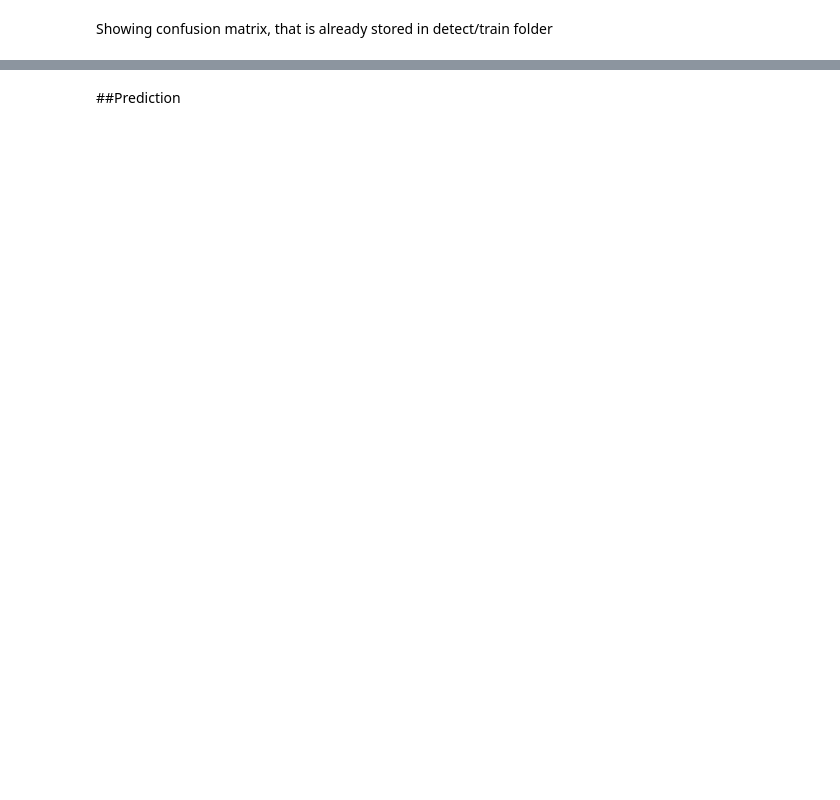
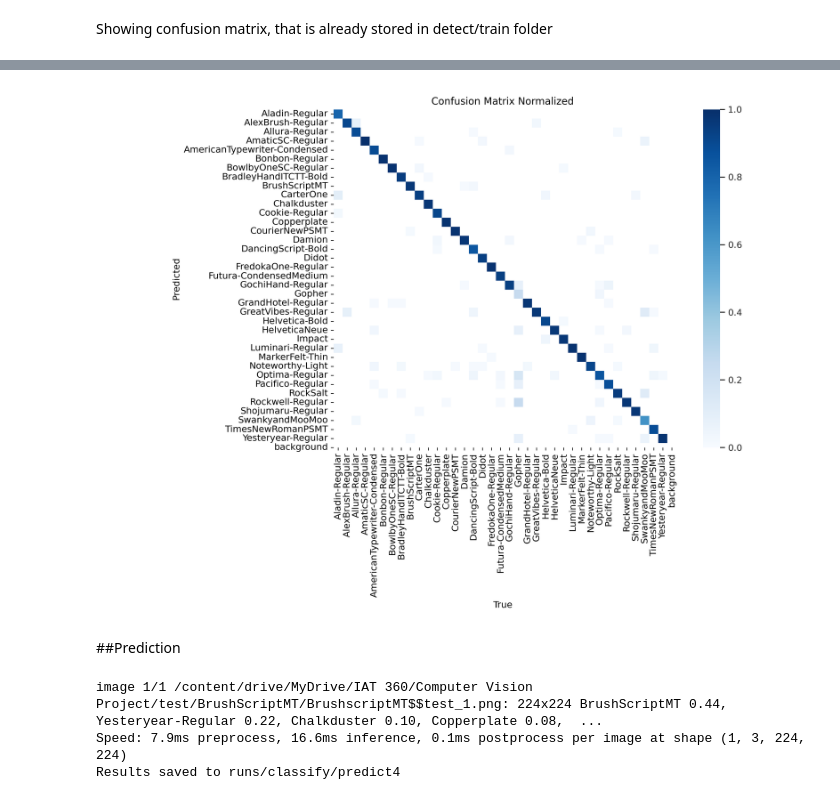
Before and after one commit to yuukionna022/ComputerVisionFontsExtended, a Jupyter notebook: ComputerVisionProject.ipynb, the cells around one changed output, grey strips where cells are left out. Cells and saved outputs as stored; diff of their text form; code cells hidden in the pictures; blank space fills up the shorter version.

```diff
--- a/ComputerVisionProject.ipynb
+++ b/ComputerVisionProject.ipynb
@@ -261,10 +319,18 @@ Image.open('/content/runs/detect/train2/confusion_matrix_normalized.png')
+# %%
+Image.open('/content/runs/classify/train52/confusion_matrix_normalized.png')
+# %% [output]
+[figure, added]
 # %% [markdown]
 ##Prediction
 # %%
-model = YOLO('/content/runs/detect/train2/weights/best.pt')  # load a custom model
+model = YOLO('/content/runs/classify/train5/weights/best.pt')  # load a custom model
 
 # Predict with the model with any image from internet?
-results = model('https://www.freshpoint.com/wp-content/uploads/2019/08/freshpoint-produce-101-apples-bananas.jpg', save=True)
+results = model('/content/drive/MyDrive/IAT 360/Computer Vision Project/test/BrushScriptMT/BrushscriptMT$$test_1.png', save=True)
+# %% [output]
+image 1/1 /content/drive/MyDrive/IAT 360/Computer Vision Project/test/BrushScriptMT/BrushscriptMT$$test_1.png: 224x224 BrushScriptMT 0.44, Yesteryear-Regular 0.22, Chalkduster 0.10, Copperplate 0.08,  ...
+Speed: 7.9ms preprocess, 16.6ms inference, 0.1ms postprocess per image at shape (1, 3, 224, 224)
+Results saved to runs/classify/predict4
 # %%
 # SHOW THE IMAGE STORED
 %matplotlib inline
```
Also changed, not shown: parts of 6 cells of this notebook.
